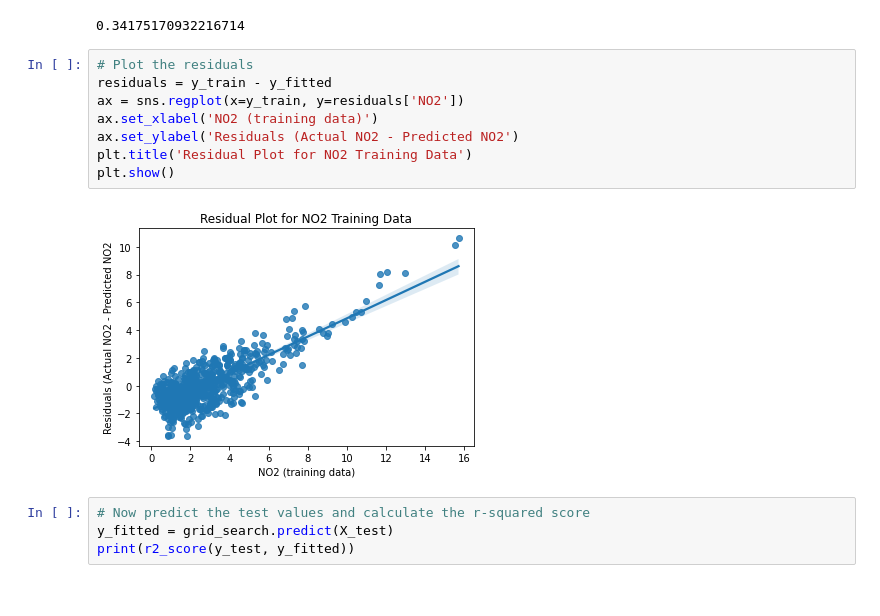
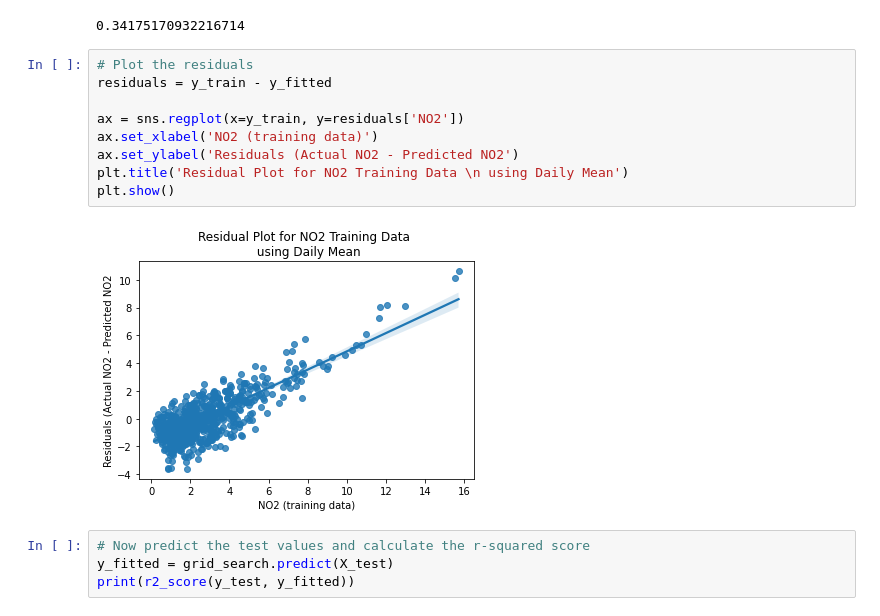
Before and after one commit to mirandadoris/CIV1498_Project2_Pythoneers, a Jupyter notebook: 3-Model_development/Daily_Model.ipynb, the cells around one changed output. Cells and saved outputs as stored; diff of their text form.

```diff
--- a/3-Model_development/Daily_Model.ipynb
+++ b/3-Model_development/Daily_Model.ipynb
@@ -369,13 +371,14 @@ print(r2_score(y_train, y_fitted))
 # %%
 # Plot the residuals
 residuals = y_train - y_fitted
+
 ax = sns.regplot(x=y_train, y=residuals['NO2'])
 ax.set_xlabel('NO2 (training data)')
 ax.set_ylabel('Residuals (Actual NO2 - Predicted NO2')
-plt.title('Residual Plot for NO2 Training Data')
+plt.title('Residual Plot for NO2 Training Data \n using Daily Mean')
 plt.show()
 # %% [output]
-[figure, old version]
+[figure, new version]
 # %%
 # Now predict the test values and calculate the r-squared score
 y_fitted = grid_search.predict(X_test)
```
Also changed, not shown: parts of 2 cells of this notebook, 3 other files.
